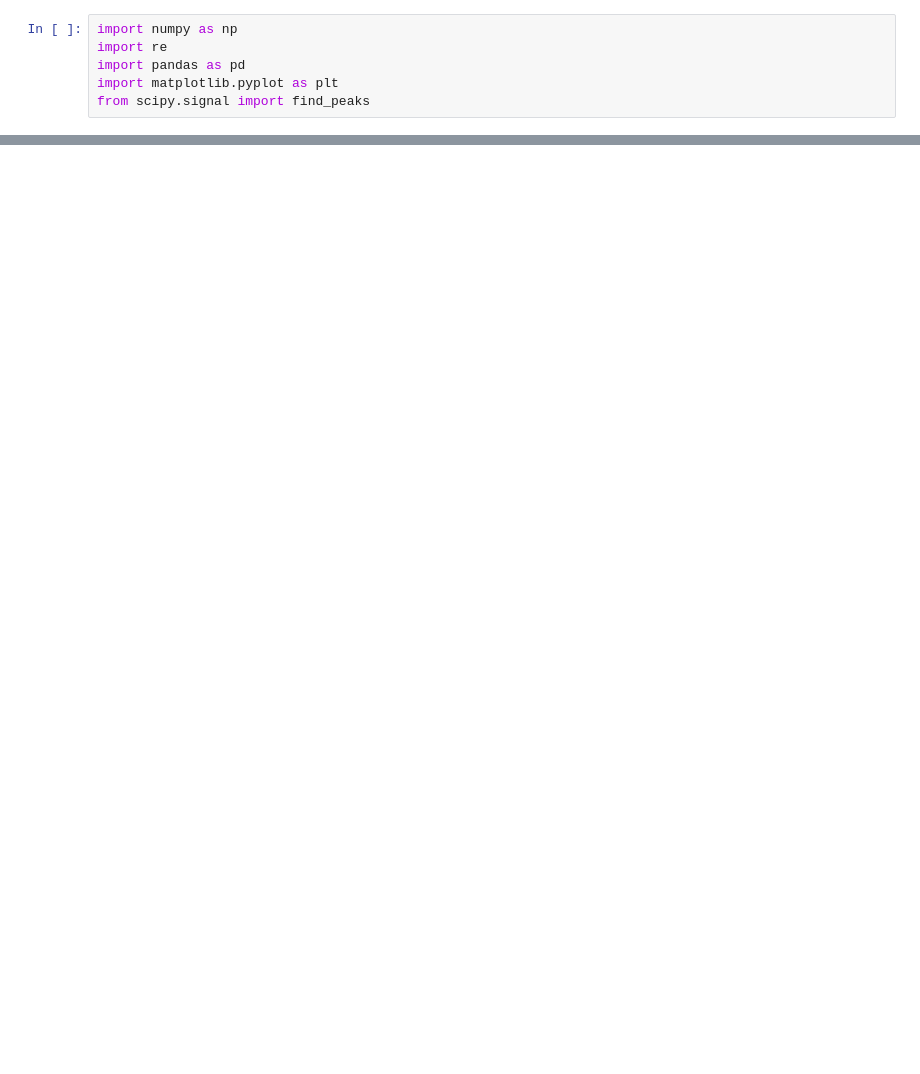
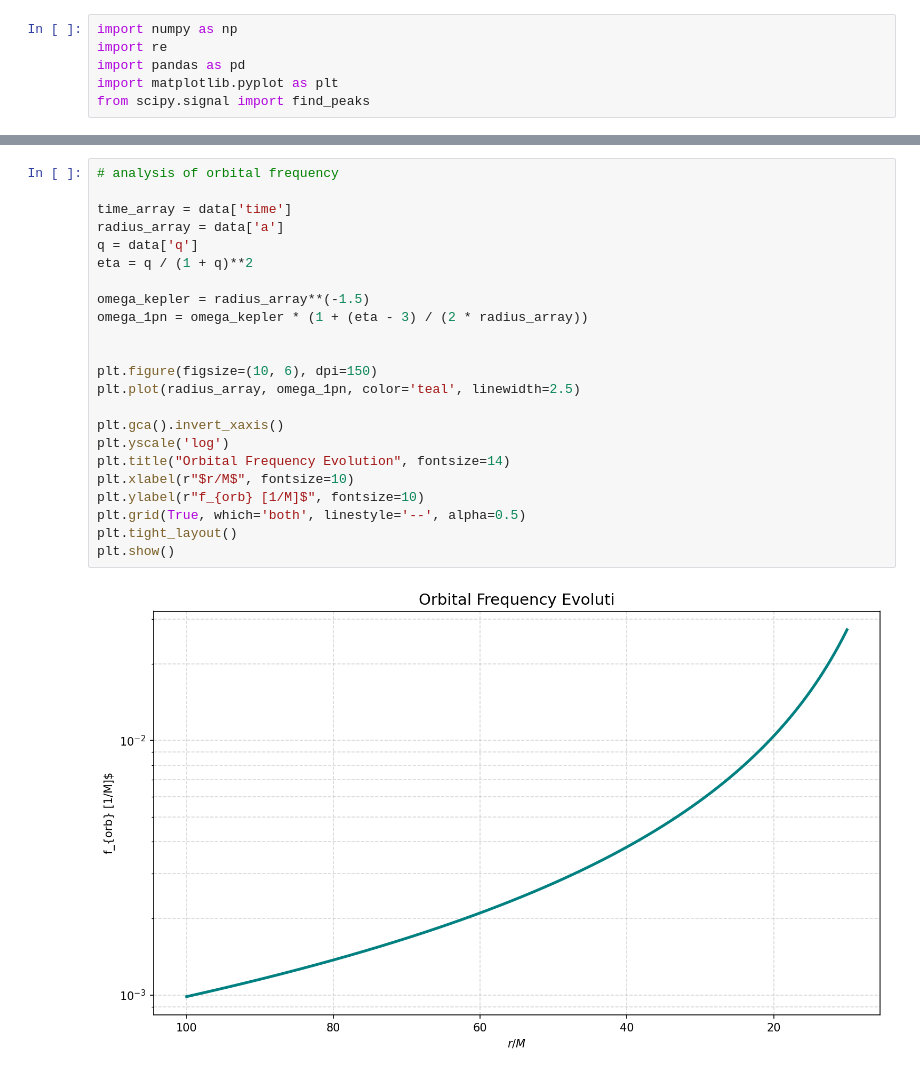
Before and after one commit to giacomobrugali/Entropy-conjecture, a Jupyter notebook: Entropy-conjecture/Remnant_Parameters/final_mass.ipynb, the cells around one changed output, grey strips where cells are left out. Cells and saved outputs as stored; diff of their text form; blank space fills up the shorter version.

```diff
--- a/Entropy-conjecture/Remnant_Parameters/final_mass.ipynb
+++ b/Entropy-conjecture/Remnant_Parameters/final_mass.ipynb
@@ -128,0 +184,25 @@ plt.show()
+# %%
+# analysis of orbital frequency
+
+time_array = data['time']
+radius_array = data['a']
+q = data['q']
+eta = q / (1 + q)**2
+
+omega_kepler = radius_array**(-1.5)
+omega_1pn = omega_kepler * (1 + (eta - 3) / (2 * radius_array))
+
+
+plt.figure(figsize=(10, 6), dpi=150)
+plt.plot(radius_array, omega_1pn, color='teal', linewidth=2.5)
+
+plt.gca().invert_xaxis()
+plt.yscale('log')
+plt.title("Orbital Frequency Evolution", fontsize=14)
+plt.xlabel(r"$r/M$", fontsize=10)
+plt.ylabel(r"f_{orb} [1/M]$", fontsize=10)
+plt.grid(True, which='both', linestyle='--', alpha=0.5)
+plt.tight_layout()
+plt.show()
+# %% [output]
+[figure, added]
```
Also changed, not shown: parts of 6 cells of this notebook.
